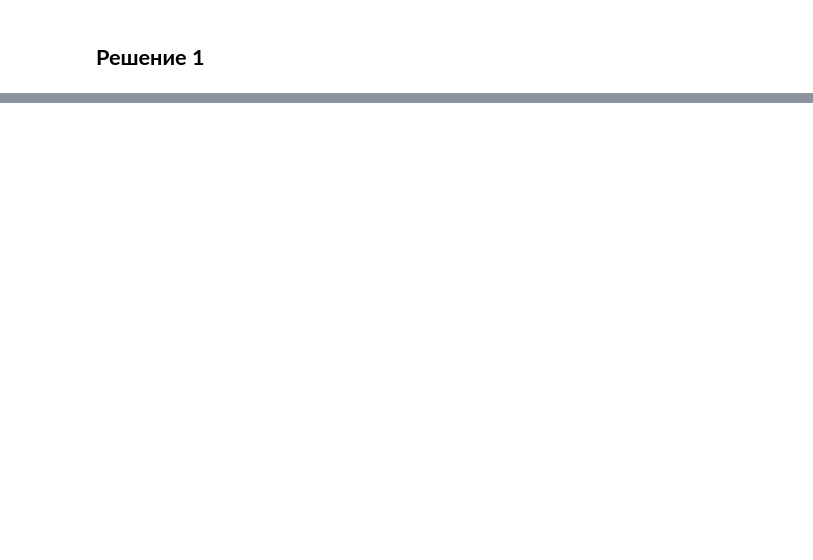
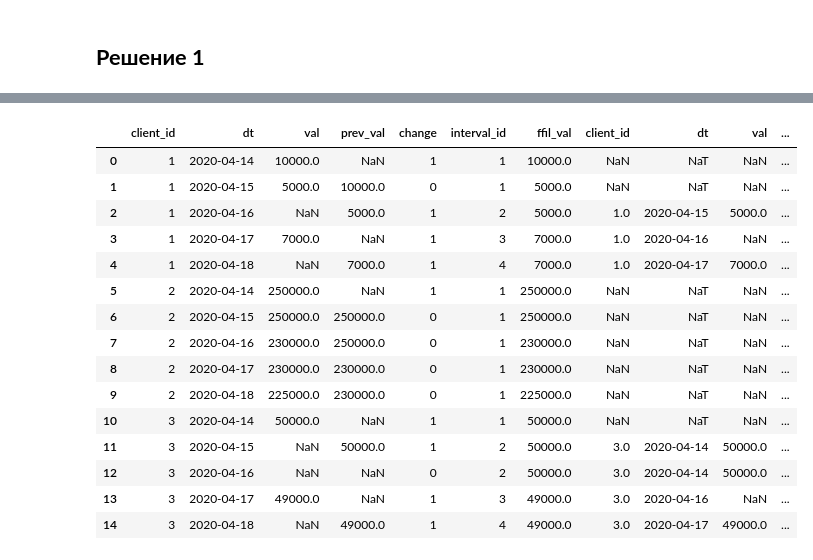
Before and after one commit to SergeyB81/Portfolio-DS, a Jupyter notebook: Тестовое CG/Bank-62-68/bank_ds_trainee_test_case.ipynb, the cells around one changed output, grey strips where cells are left out. Drawn from its saved outputs; the diff is of its cells as text; code cells hidden in the pictures; blank space fills up the shorter version.

```diff
--- a/Тестовое CG/Bank-62-68/bank_ds_trainee_test_case.ipynb
+++ b/Тестовое CG/Bank-62-68/bank_ds_trainee_test_case.ipynb
@@ -195,0 +718,57 @@ df
+# %%
+sql = ''' with lags as (select t.*,
+lag(t.val) over (partition by t.client_id order by t.dt) as prev_val,
+
+case when (t.val is null and
+lag(t.val) over (partition by t.client_id order by t.dt) is null)
+or
+(t.val is not null and
+lag(t.val) over (partition by t.client_id order by t.dt) is not null)
+then 0 else 1 end as change
+
+from task11 t),
+
+
+interv as (select t.*,
+sum(t.change) over (partition by t.client_id order by t.dt) as interval_id
+from lags t),
+
+
+last_in_interv as (
+select t.*,
+row_number() over (partition by t.client_id, t.interval_id order by t.dt desc) as rnk
+from interv t
+order by t.client_id, t.dt),
+
+last_val as (
+select * from last_in_interv t
+where t.rnk = 1)
+
+
+select t.*,
+coalesce(t.val,l.val) as ffil_val,
+l.*
+from interv t
+left join last_val l on t.client_id = l.client_id and
+t.interval_id = l.interval_id + 1
+
+'''
+# %%
+select(sql)
+# %% [output]
+|  | client_id | dt | val | prev_val | change | interval_id | ffil_val | client_id | dt | val | ... |
+| 0 | 1 | 2020-04-14 | 10000.0 | NaN | 1 | 1 | 10000.0 | NaN | NaT | NaN | ... |
+| 1 | 1 | 2020-04-15 | 5000.0 | 10000.0 | 0 | 1 | 5000.0 | NaN | NaT | NaN | ... |
+| 2 | 1 | 2020-04-16 | NaN | 5000.0 | 1 | 2 | 5000.0 | 1.0 | 2020-04-15 | 5000.0 | ... |
+| 3 | 1 | 2020-04-17 | 7000.0 | NaN | 1 | 3 | 7000.0 | 1.0 | 2020-04-16 | NaN | ... |
+| 4 | 1 | 2020-04-18 | NaN | 7000.0 | 1 | 4 | 7000.0 | 1.0 | 2020-04-17 | 7000.0 | ... |
+| 5 | 2 | 2020-04-14 | 250000.0 | NaN | 1 | 1 | 250000.0 | NaN | NaT | NaN | ... |
+| 6 | 2 | 2020-04-15 | 250000.0 | 250000.0 | 0 | 1 | 250000.0 | NaN | NaT | NaN | ... |
+| 7 | 2 | 2020-04-16 | 230000.0 | 250000.0 | 0 | 1 | 230000.0 | NaN | NaT | NaN | ... |
+| 8 | 2 | 2020-04-17 | 230000.0 | 230000.0 | 0 | 1 | 230000.0 | NaN | NaT | NaN | ... |
+| 9 | 2 | 2020-04-18 | 225000.0 | 230000.0 | 0 | 1 | 225000.0 | NaN | NaT | NaN | ... |
+| 10 | 3 | 2020-04-14 | 50000.0 | NaN | 1 | 1 | 50000.0 | NaN | NaT | NaN | ... |
+| 11 | 3 | 2020-04-15 | NaN | 50000.0 | 1 | 2 | 50000.0 | 3.0 | 2020-04-14 | 50000.0 | ... |
+| 12 | 3 | 2020-04-16 | NaN | NaN | 0 | 2 | 50000.0 | 3.0 | 2020-04-14 | 50000.0 | ... |
+| 13 | 3 | 2020-04-17 | 49000.0 | NaN | 1 | 3 | 49000.0 | 3.0 | 2020-04-16 | NaN | ... |
+| 14 | 3 | 2020-04-18 | NaN | 49000.0 | 1 | 4 | 49000.0 | 3.0 | 2020-04-17 | 49000.0 | ... |
```
Also changed, not shown: parts of 44 cells of this notebook.
